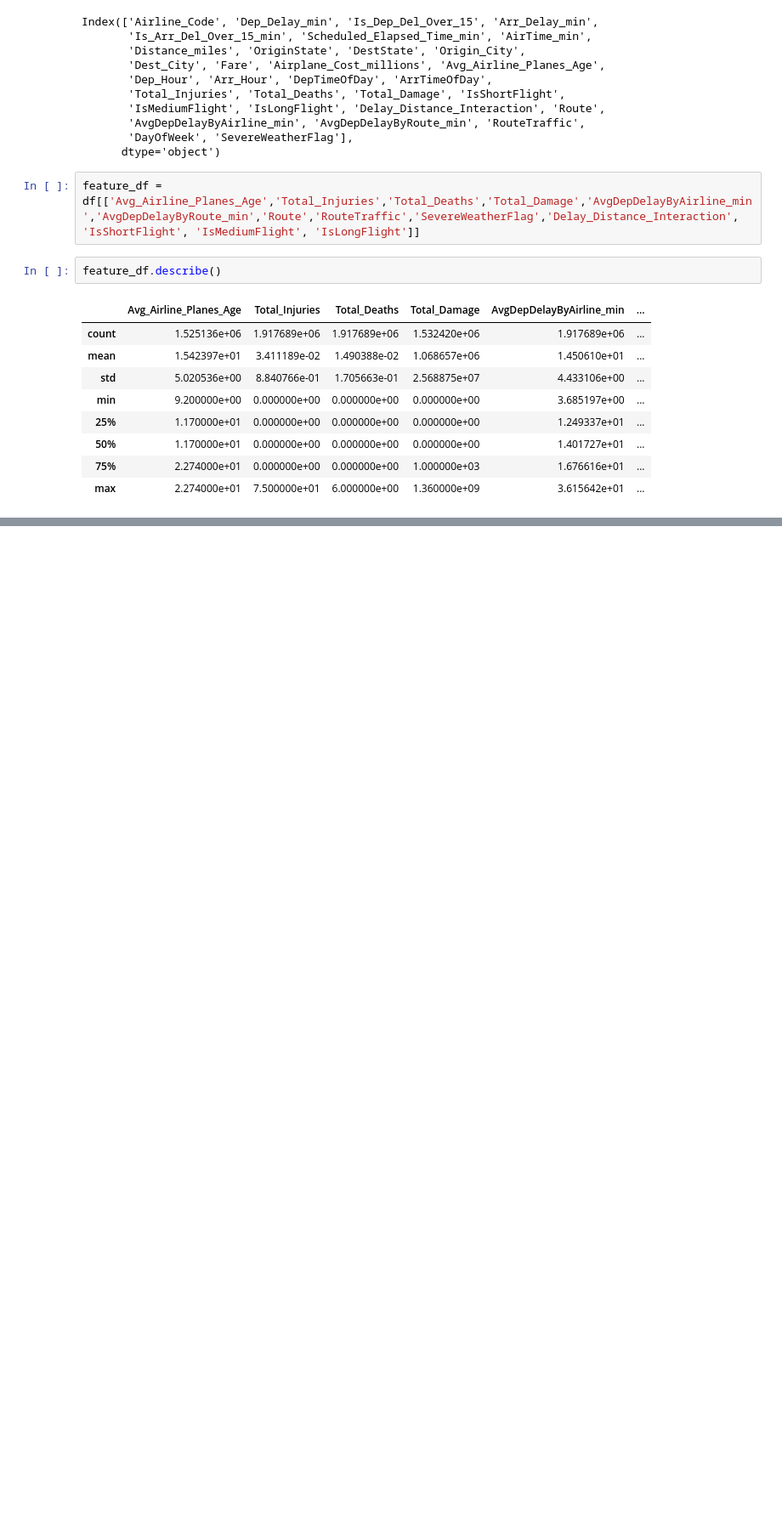
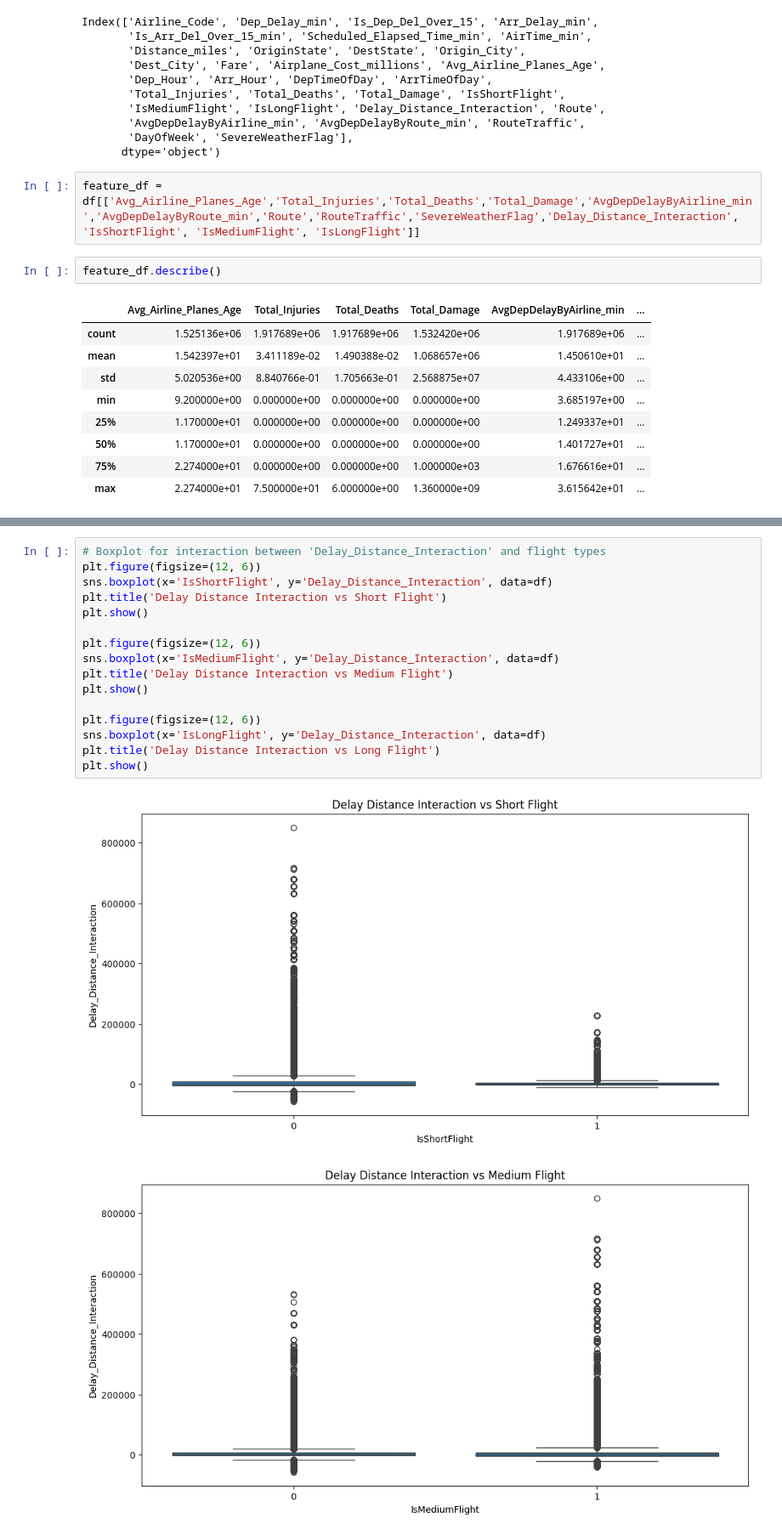
Before and after one commit to harshgupta6789/cap5771sp25-project, a Jupyter notebook: Scripts/feature_engineering.ipynb, the cells around one changed output, grey strips where cells are left out. Shown at 85% size. Cells and saved outputs as stored; diff of their text form; blank space fills up the shorter version.

```diff
--- a/Scripts/feature_engineering.ipynb
+++ b/Scripts/feature_engineering.ipynb
@@ -620,0 +744,19 @@ feature_df.describe()
+# %%
+# Boxplot for interaction between 'Delay_Distance_Interaction' and flight types
+plt.figure(figsize=(12, 6))
+sns.boxplot(x='IsShortFlight', y='Delay_Distance_Interaction', data=df)
+plt.title('Delay Distance Interaction vs Short Flight')
+plt.show()
+
+plt.figure(figsize=(12, 6))
+sns.boxplot(x='IsMediumFlight', y='Delay_Distance_Interaction', data=df)
+plt.title('Delay Distance Interaction vs Medium Flight')
+plt.show()
+
+plt.figure(figsize=(12, 6))
+sns.boxplot(x='IsLongFlight', y='Delay_Distance_Interaction', data=df)
+plt.title('Delay Distance Interaction vs Long Flight')
+plt.show()
+# %% [output]
+[figure, added]
+[figure, added]
```
Also changed, not shown: parts of 6 cells of this notebook.
